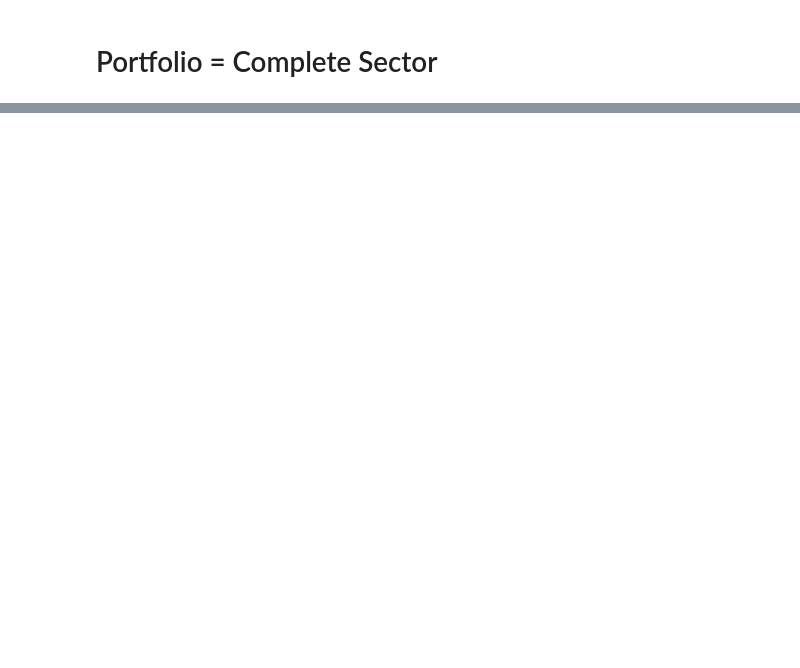
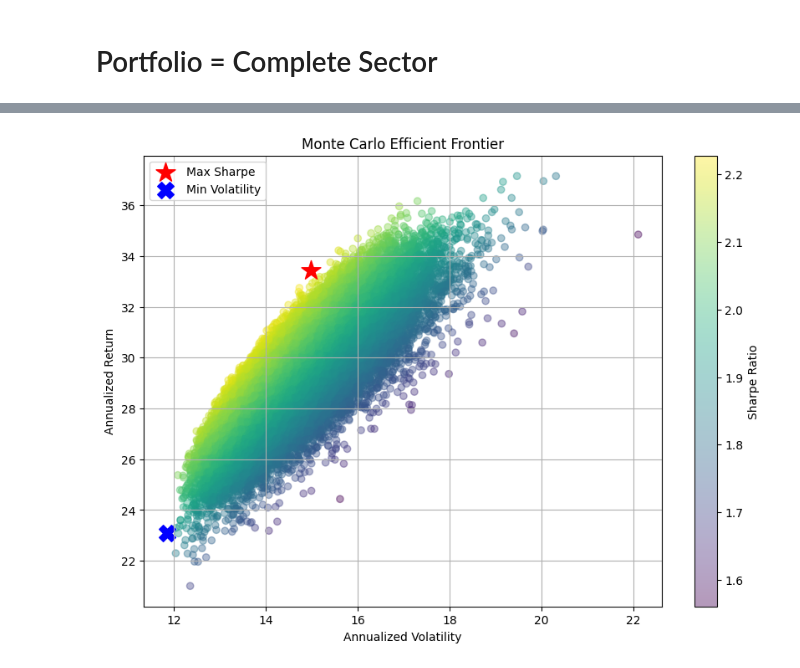
Before and after one commit to Siddhesh1kamble/DA6701-Assignments, a Jupyter notebook: Assignment_1/assignment1.ipynb, the cells around one changed output, grey strips where cells are left out. Saved outputs shown, nothing was run; the diff lists cells and outputs as text; code cells hidden in the pictures; blank space fills up the shorter version.

Commit message:
Efficient Frontier graph

```diff
--- a/Assignment_1/assignment1.ipynb
+++ b/Assignment_1/assignment1.ipynb
@@ -318,0 +321,4 @@ Sharpe Ratio: 2.255681075983385
+# %%
+selected_stocks = final_portfolio['Stock'].unique()
+filtered_daily_returns = daily_returns.loc[:,daily_returns.columns.intersection(selected_stocks)]
+filtered_daily_returns
@@ -318,0 +363,41 @@ Sharpe Ratio: 2.255681075983385
+# %%
+max_sharpe = results_df.iloc[results_df["Sharpe"].idxmax()]
+min_vol = results_df.iloc[results_df["Volatility"].idxmin()]
+# %%
+plt.figure(figsize=(10, 7))
+plt.scatter(
+    results_df["Volatility"],
+    results_df["Return"],
+    c=results_df["Sharpe"],
+    cmap="viridis",
+    alpha=0.4
+)
+
+plt.colorbar(label="Sharpe Ratio")
+
+plt.scatter(
+    max_sharpe["Volatility"],
+    max_sharpe["Return"],
+    color="red",
+    marker="*",
+    s=300,
+    label="Max Sharpe"
+)
+
+plt.scatter(
+    min_vol["Volatility"],
+    min_vol["Return"],
+    color="blue",
+    marker="X",
+    s=200,
+    label="Min Volatility"
+)
+
+plt.xlabel("Annualized Volatility")
+plt.ylabel("Annualized Return")
+plt.title("Monte Carlo Efficient Frontier")
+plt.legend()
+plt.grid(True)
+plt.show()
+# %% [output]
+[figure, added]
```
Also changed, not shown: parts of 5 cells of this notebook, 1 other file.
